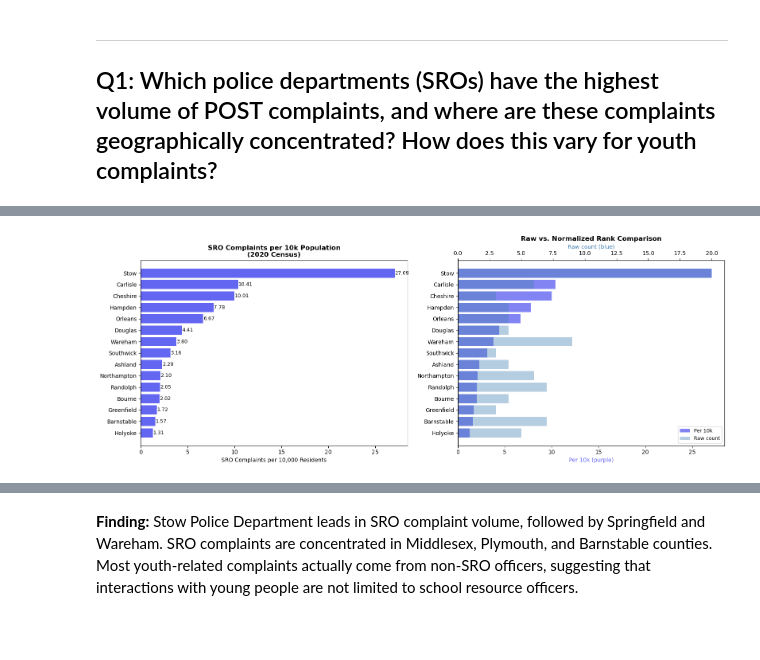
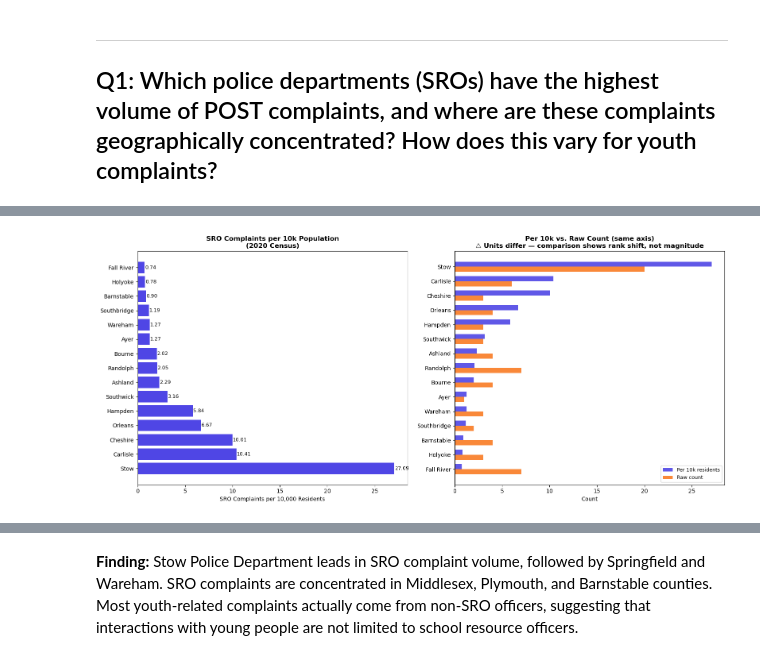
Before and after one commit to BU-Spark/dd4g-cfjj, a Jupyter notebook: data_analysis/scripts/EDA-POSTC-OfficerName.ipynb, the cells around one changed output, grey strips where cells are left out. Saved outputs shown, nothing was run; the diff lists cells and outputs as text; code cells hidden in the pictures; blank space fills up the shorter version.

Commit message:
Change visualizations upon client meeting 3

```diff
--- a/data_analysis/scripts/EDA-POSTC-OfficerName.ipynb
+++ b/data_analysis/scripts/EDA-POSTC-OfficerName.ipynb
@@ -15,6 +15,10 @@ warnings.filterwarnings('ignore')
 CSV_PATH = '../data/POSTC_ComplaintsRawData_20260203.csv'
 df = pd.read_csv(CSV_PATH)
 
+# ── Filter: 2018 onwards (pre-2018 data is sparse and predates POST Commission) ──
+df['INCIDENT_DATE'] = pd.to_datetime(df['INCIDENT_DATE'], errors='coerce')
+df = df[df['INCIDENT_DATE'].dt.year >= 2018].copy()
+
 # ── Derived columns ───────────────────────────────────────────────────────────
 # SRO flag: officers with Certified/SRO certification status
 df['is_SRO'] = df['CERTIFICATION_STATUS'] == 'Certified/SRO'
@@ -26,6 +30,6 @@ combined_text = (
 ).str.lower()
 df['youth_related'] = combined_text.str.contains(youth_pattern, regex=True, na=False)
 
-print(f"Loaded {len(df)} rows | {df['MPTC_USER_ID'].nunique()} officers | {df['REPORTING_AGENCY'].nunique()} agencies")
+print(f"Loaded {len(df)} rows (INCIDENT_DATE ≥ 2018) | {df['MPTC_USER_ID'].nunique()} officers | {df['REPORTING_AGENCY'].nunique()} agencies")
 print(f"SRO complaints: {df['is_SRO'].sum()} | Youth-related: {df['youth_related'].sum()}")
 # %% [output]
@@ -36,8 +40,6 @@ SRO complaints: 153 | Youth-related: 109
 ## Q1: Which police departments (SROs) have the highest volume of POST complaints, and where are these complaints geographically concentrated? How does this vary for youth complaints?
 # %%
 # ── 2020 Census populations for MA municipalities ─────────────────────────────
-# Source: U.S. Census Bureau, 2020 Decennial Census, Table P1 — Total Population
-# https://data.census.gov/table/DECENNIALPL2020.P1?g=040XX00US25$0600000
 MA_POP_2020 = {
     'Boston': 675647, 'Worcester': 206518, 'Springfield': 155929,
     'Lowell': 115554, 'Cambridge': 118403, 'New Bedford': 101079,
@@ -81,7 +83,6 @@ agency_counts = sro_df['REPORTING_AGENCY'].value_counts().head(15)
 county_counts = sro_df['COUNTY'].value_counts()
 
 fig, axes = plt.subplots(1, 2, figsize=(16, 6))
-
 agency_counts.plot.barh(ax=axes[0], color='steelblue')
 axes[0].set_xlabel('Number of SRO Complaints')
 axes[0].set_title('Top 15 Agencies by SRO Complaint Volume (Raw)')
@@ -91,48 +92,49 @@ county_counts.plot.barh(ax=axes[1], color='darkorange')
 axes[1].set_xlabel('Number of SRO Complaints')
 axes[1].set_title('SRO Complaints by County')
 axes[1].invert_yaxis()
+plt.tight_layout()
+plt.show()
+
+# ── Population-normalized (per 10k residents) ─────────────────────────────────
+import numpy as np
+
+city_sro = sro_df.groupby('city').size().reset_index(name='raw')
+city_sro['population'] = city_sro['city'].map(MA_POP_2020)
+city_sro = city_sro.dropna(subset=['population'])
+city_sro['per_10k'] = city_sro['raw'] / city_sro['population'] * 10_000
+city_sro = city_sro.sort_values('per_10k', ascending=False).head(15)
+
+C_NORM = '#4f46e5'
+C_RAW  = '#f97316'
+
+fig, axes = plt.subplots(1, 2, figsize=(16, 7))
+
+# Left: per 10k only
+city_left = city_sro.sort_values('per_10k', ascending=True)
+axes[0].barh(city_left['city'], city_left['per_10k'], color=C_NORM)
+axes[0].invert_yaxis()
+axes[0].set_xlabel('SRO Complaints per 10,000 Residents')
+axes[0].set_title('SRO Complaints per 10k Population\n(2020 Census)', fontweight='bold')
+for i, (_, row) in enumerate(city_left.iterrows()):
+    axes[0].text(row['per_10k'] + 0.02, i, f"{row['per_10k']:.2f}", va='center', fontsize=9)
+
+# Right: grouped bars on single axis — per 10k (indigo) and raw count (orange)
+comp = city_sro.sort_values('per_10k', ascending=True).reset_index(drop=True)
+y = np.arange(len(comp))
+h = 0.35
+
+axes[1].barh(y + h/2, comp['per_10k'], height=h, color=C_NORM, alpha=0.9, label='Per 10k residents')
+axes[1].barh(y - h/2, comp['raw'],     height=h, color=C_RAW,  alpha=0.85, label='Raw count')
+
+axes[1].set_yticks(y)
+axes[1].set_yticklabels(comp['city'])
+axes[1].set_xlabel('Count')
+axes[1].set_title('Per 10k vs. Raw Count (same axis)\n⚠ Units differ — comparison shows rank shift, not magnitude',
+                  fontweight='bold')
+axes[1].legend(fontsize=9, loc='lower right')
 
 plt.tight_layout()
 plt.show()
 
-# ── Population-normalized (per 10k residents) ─────────────────────────────────
-# Excludes statewide/campus agencies (Massachusetts State Police, University PDs)
-# Population source: U.S. Census Bureau, 2020 Decennial Census
-# https://data.census.gov/table/DECENNIALPL2020.P1?g=040XX00US25$0600000
-# Note: per 10k used (not 100k) because SRO complaint volumes are low —
-# 100k base over-amplifies small-town single-incident rates.
-city_sro = sro_df.groupby('city').size().reset_index(name='sro_complaints')
-city_sro['population'] = city_sro['city'].map(MA_POP_2020)
-city_sro = city_sro.dropna(subset=['population'])
-city_sro['per_10k'] = city_sro['sro_complaints'] / city_sro['population'] * 10_000
-city_sro = city_sro.sort_values('per_10k', ascending=False).head(15)
-
-fig, axes = plt.subplots(1, 2, figsize=(16, 6))
-
-# Left: per 10k
-axes[0].barh(city_sro['city'], city_sro['per_10k'], color='#6366f1')
-axes[0].invert_yaxis()
-axes[0].set_xlabel('SRO Complaints per 10,000 Residents')
-axes[0].set_title('SRO Complaints per 10k Population\n(2020 Census)', fontweight='bold')
-for i, (_, row) in enumerate(city_sro.iterrows()):
-    axes[0].text(row['per_10k'] + 0.02, i, f"{row['per_10k']:.2f}", va='center', fontsize=9)
-
-# Right: raw vs normalized comparison — show how rank changes
-city_sro_raw = sro_df[sro_df['city'].isin(city_sro['city'])].groupby('city').size().reset_index(name='raw')
-comp = city_sro.merge(city_sro_raw, on='city')
-comp = comp.sort_values('per_10k', ascending=True)
-axes[1].barh(comp['city'], comp['per_10k'], color='#6366f1', alpha=0.8, label='Per 10k')
-ax2 = axes[1].twiny()
-ax2.barh(comp['city'], comp['raw'], color='steelblue', alpha=0.4, label='Raw count')
-axes[1].set_xlabel('Per 10k (purple)', color='#6366f1')
-ax2.set_xlabel('Raw count (blue)', color='steelblue')
-axes[1].set_title('Raw vs. Normalized Rank Comparison', fontweight='bold')
-lines1, labels1 = axes[1].get_legend_handles_labels()
-lines2, labels2 = ax2.get_legend_handles_labels()
-axes[1].legend(lines1 + lines2, labels1 + labels2, loc='lower right', fontsize=9)
-
-plt.tight_layout()
-plt.show()
-
-print(city_sro[['city','population','sro_complaints','per_10k']].round(2).to_string(index=False))
+print(city_sro[['city','population','raw','per_10k']].sort_values('per_10k', ascending=False).round(2).to_string(index=False))
 # %% [output]
@@ -140 +142 @@ print(city_sro[['city','population','sro_complaints','per_10k']].round(2).to_str
-[figure, old version]
+[figure, new version]
```
Also changed, not shown: parts of 12 cells of this notebook, 1 other file.
